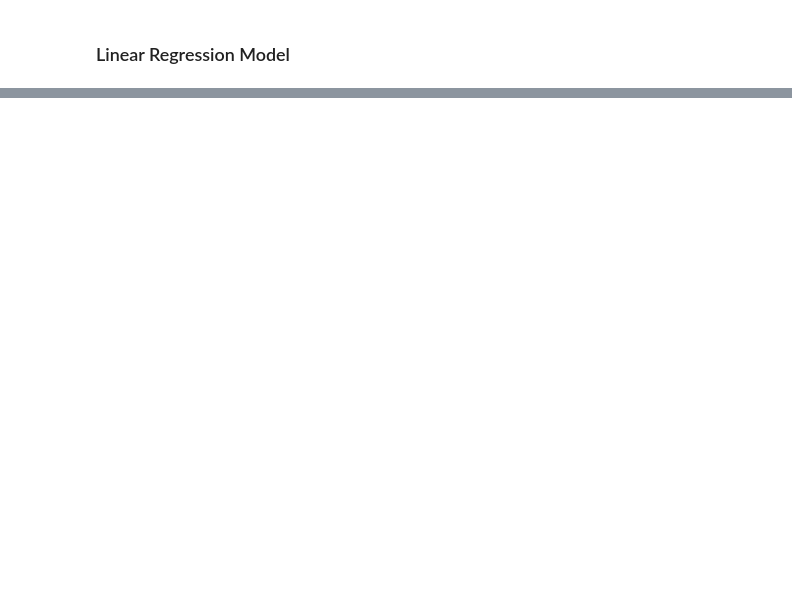
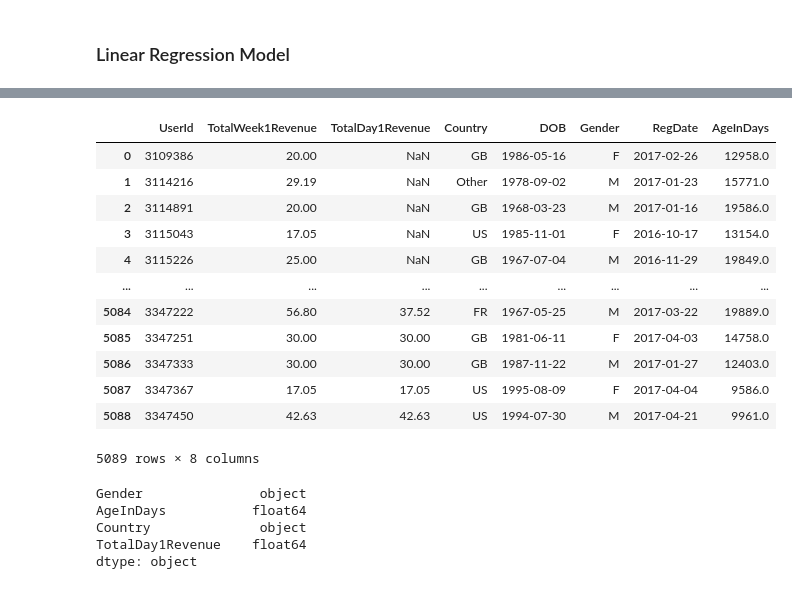
Before and after one commit to BCallumCarr/ds-assignment, a Jupyter notebook: notebooks/inital-eda.ipynb, the cells around one changed output, grey strips where cells are left out. Saved outputs shown, nothing was run; the diff lists cells and outputs as text; code cells hidden in the pictures; blank space fills up the shorter version.

Commit message:
notebook finalised

```diff
--- a/notebooks/inital-eda.ipynb
+++ b/notebooks/inital-eda.ipynb
@@ -342,0 +356,15 @@ Country with biggest gender difference for revenue is US
+# %%
+# calculate total week 1 revenue per user
+agg_week1_rev = (
+    df_acts_users.loc[df_acts_users.loc[:,"DaysRegtoDate"] <= pd.Timedelta(6,'D'),:]
+    .groupby("UserId").agg("sum").reset_index()
+)
+# %%
+agg_week1_rev.rename(columns={"Revenue": "TotalWeek1Revenue"}, inplace=True)
+# %%
+# calculate total day 1 revenue per user
+agg_day1_rev = (
+    df_acts_users.loc[df_acts_users.loc[:,"DaysRegtoDate"] == pd.Timedelta(0,'D'),:]
+    .groupby("UserId").agg("sum").reset_index()
+)
+agg_day1_rev.rename(columns={"Revenue": "TotalDay1Revenue"}, inplace=True)
@@ -342,0 +376,12 @@ Country with biggest gender difference for revenue is US
+# %%
+# create final linear regression dataframe
+from functools import reduce
+
+dataframes = [agg_week1_rev, agg_day1_rev, df_users]
+
+# calculate age age from df_users
+df_users["DOB"] = pd.to_datetime(df_users["DOB"], format="%Y-%m-%d")
+df_users["AgeInDays"] = pd.to_datetime(date.today(), format="%Y-%m-%d") - df_users["DOB"]
+df_users["AgeInDays"] = df_users["AgeInDays"] / pd.Timedelta(1, unit='d')
+
+df_lin_reg = reduce(lambda left, right: pd.merge(left, right,on="UserId", how="left"), dataframes)
@@ -342,0 +394,16 @@ Country with biggest gender difference for revenue is US
+# %%
+df_lin_reg
+# %% [output]
+|  | UserId | TotalWeek1Revenue | TotalDay1Revenue | Country | DOB | Gender | RegDate | AgeInDays |
+| 0 | 3109386 | 20.00 | NaN | GB | 1986-05-16 | F | 2017-02-26 | 12958.0 |
+| 1 | 3114216 | 29.19 | NaN | Other | 1978-09-02 | M | 2017-01-23 | 15771.0 |
+| 2 | 3114891 | 20.00 | NaN | GB | 1968-03-23 | M | 2017-01-16 | 19586.0 |
+| 3 | 3115043 | 17.05 | NaN | US | 1985-11-01 | F | 2016-10-17 | 13154.0 |
+| 4 | 3115226 | 25.00 | NaN | GB | 1967-07-04 | M | 2016-11-29 | 19849.0 |
+| ... | ... | ... | ... | ... | ... | ... | ... | ... |
+| 5084 | 3347222 | 56.80 | 37.52 | FR | 1967-05-25 | M | 2017-03-22 | 19889.0 |
+| 5085 | 3347251 | 30.00 | 30.00 | GB | 1981-06-11 | F | 2017-04-03 | 14758.0 |
+| 5086 | 3347333 | 30.00 | 30.00 | GB | 1987-11-22 | M | 2017-01-27 | 12403.0 |
+| 5087 | 3347367 | 17.05 | 17.05 | US | 1995-08-09 | F | 2017-04-04 | 9586.0 |
+| 5088 | 3347450 | 42.63 | 42.63 | US | 1994-07-30 | M | 2017-04-21 | 9961.0 |
+5089 rows × 8 columns
@@ -342,0 +419,8 @@ Country with biggest gender difference for revenue is US
+# %%
+X.dtypes
+# %% [output]
+Gender               object
+AgeInDays           float64
+Country              object
+TotalDay1Revenue    float64
+dtype: object
```
Also changed, not shown: parts of 36 cells of this notebook.
